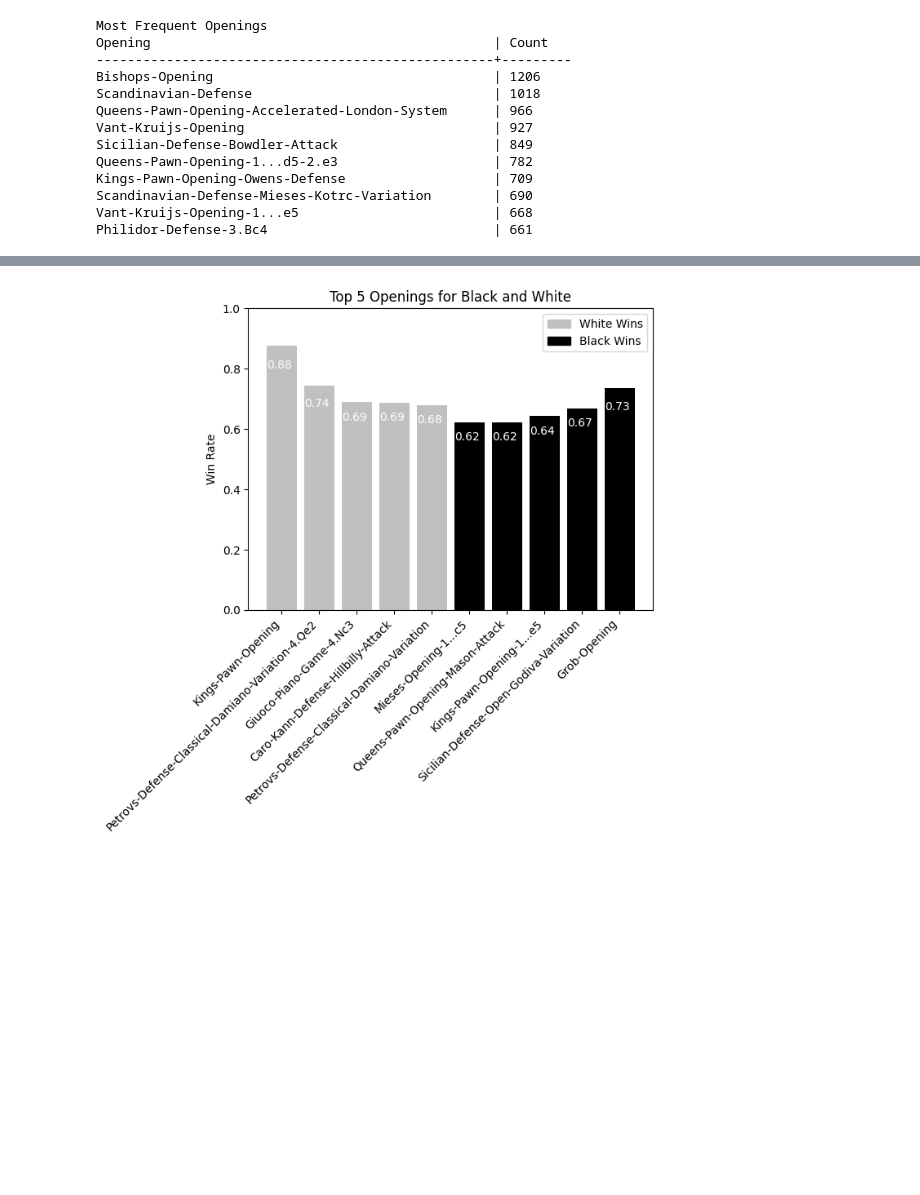
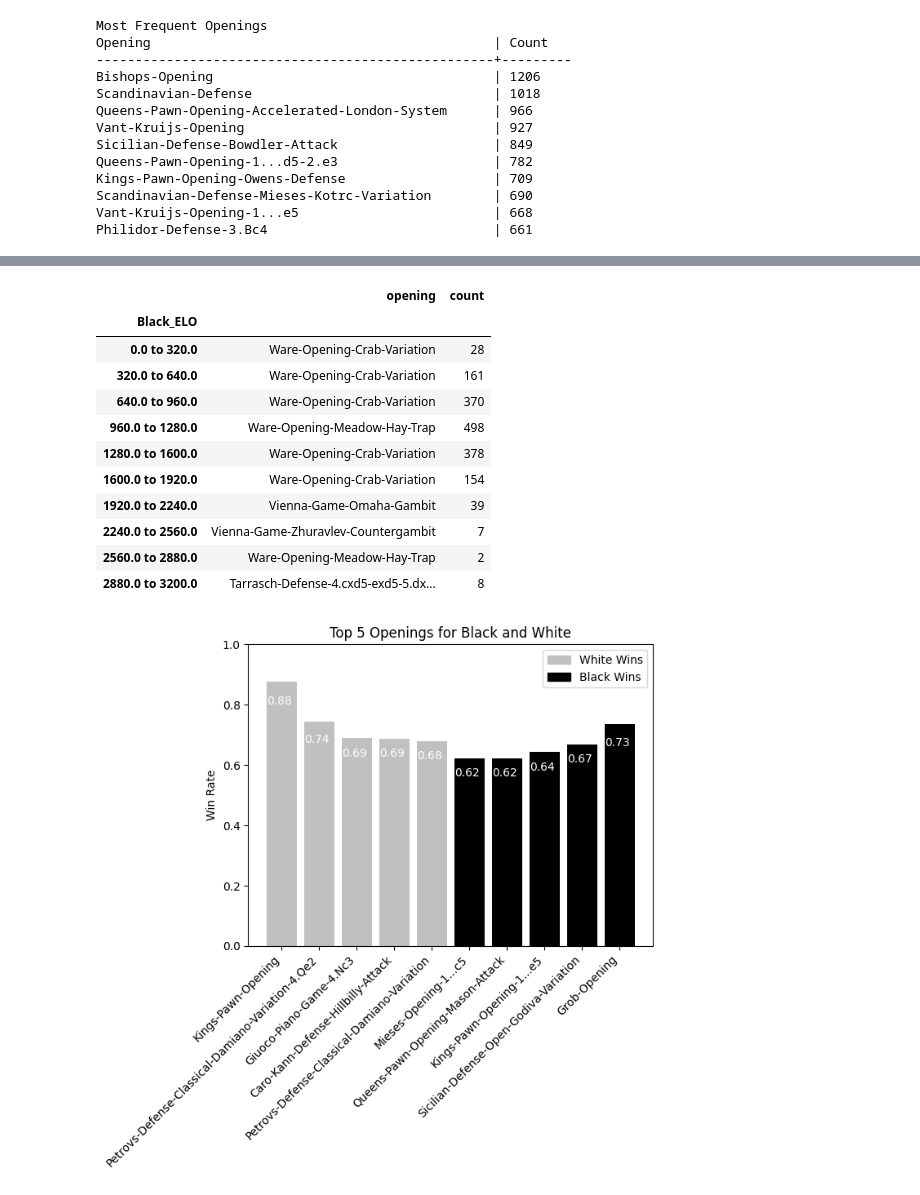
Before and after one commit to Torbet/Chess-DS, a Jupyter notebook: Openings.ipynb, the cells around one changed output, grey strips where cells are left out. Drawn from its saved outputs; the diff is of its cells as text; code cells hidden in the pictures; blank space fills up the shorter version.

```diff
--- a/Openings.ipynb
+++ b/Openings.ipynb
@@ -76,3 +76,23 @@ bucketedWhite
+# %%
+bucketedBlack = bucketed.groupby(["black_bucket", "opening"]).size().reset_index(name="count").groupby("black_bucket").max()
+
+bucketedBlack["Black_ELO"] = bucketLabels
+bucketedBlack = bucketedBlack.set_index("Black_ELO")
+
+bucketedBlack
+# %% [output]
+|  | opening | count |
+| Black_ELO |  |  |
+| 0.0 to 320.0 | Ware-Opening-Crab-Variation | 28 |
+| 320.0 to 640.0 | Ware-Opening-Crab-Variation | 161 |
+| 640.0 to 960.0 | Ware-Opening-Crab-Variation | 370 |
+| 960.0 to 1280.0 | Ware-Opening-Meadow-Hay-Trap | 498 |
+| 1280.0 to 1600.0 | Ware-Opening-Crab-Variation | 378 |
+| 1600.0 to 1920.0 | Ware-Opening-Crab-Variation | 154 |
+| 1920.0 to 2240.0 | Vienna-Game-Omaha-Gambit | 39 |
+| 2240.0 to 2560.0 | Vienna-Game-Zhuravlev-Countergambit | 7 |
+| 2560.0 to 2880.0 | Ware-Opening-Meadow-Hay-Trap | 2 |
+| 2880.0 to 3200.0 | Tarrasch-Defense-4.cxd5-exd5-5.dx... | 8 |
 # %%
 n = 10
 wins = dict()
```
Also changed, not shown: parts of 2 cells of this notebook.
